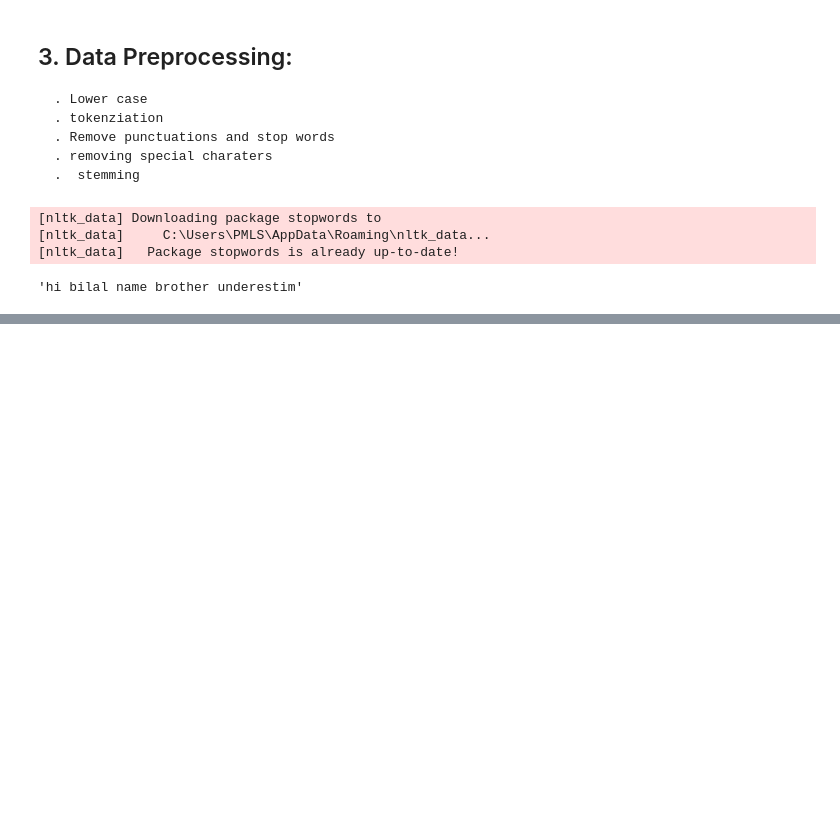
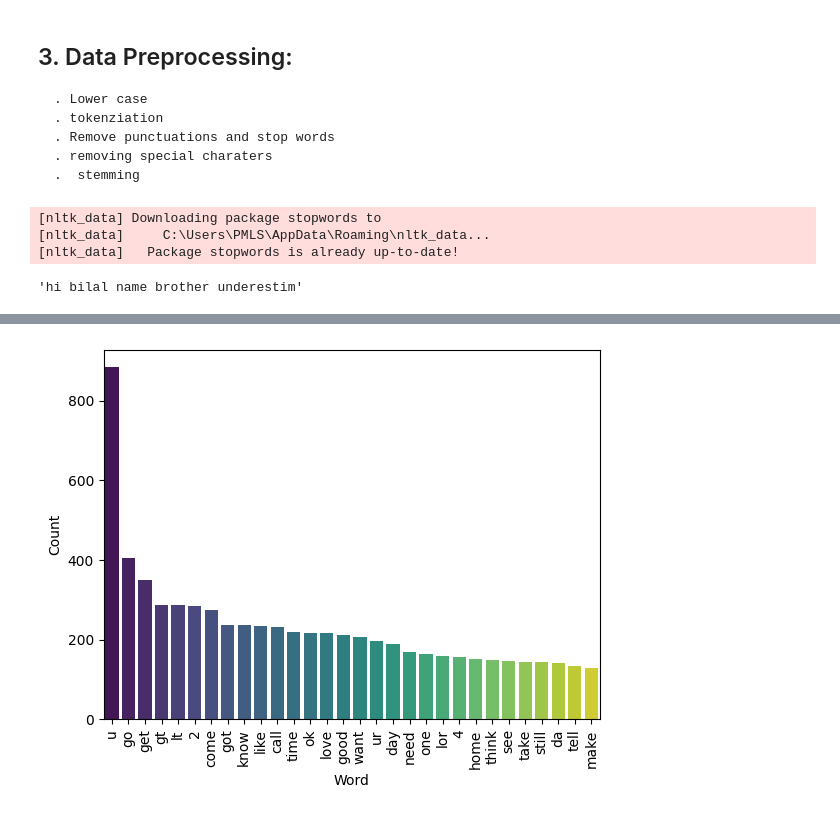
Before and after one commit to bilalhanifkhatri/sms-spam-detection, a Jupyter notebook: index.ipynb, the cells around one changed output, grey strips where cells are left out. Cells and saved outputs as stored; diff of their text form; code cells hidden in the pictures; blank space fills up the shorter version.

```diff
--- a/index.ipynb
+++ b/index.ipynb
@@ -349,0 +399,8 @@ df.head()
+# %%
+common_words = Counter(ham_corpus).most_common(30)
+df_common_words = pd.DataFrame(common_words, columns=['Word', 'Count'])
+sns.barplot(x='Word', y='Count', hue='Word', data=df_common_words, palette='viridis')
+plt.xticks(rotation=90)
+plt.show()
+# %% [output]
+[figure, added]
```
Also changed, not shown: parts of 10 cells of this notebook.
